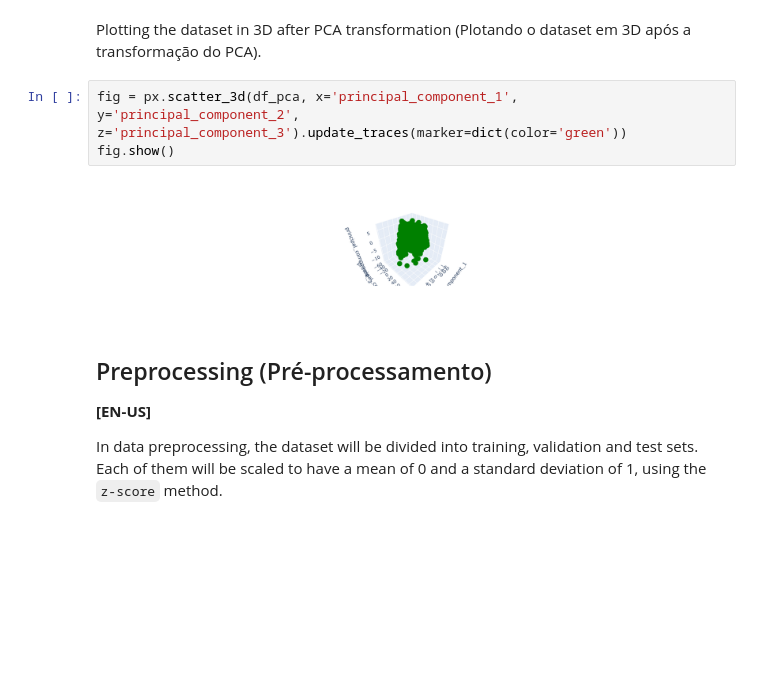
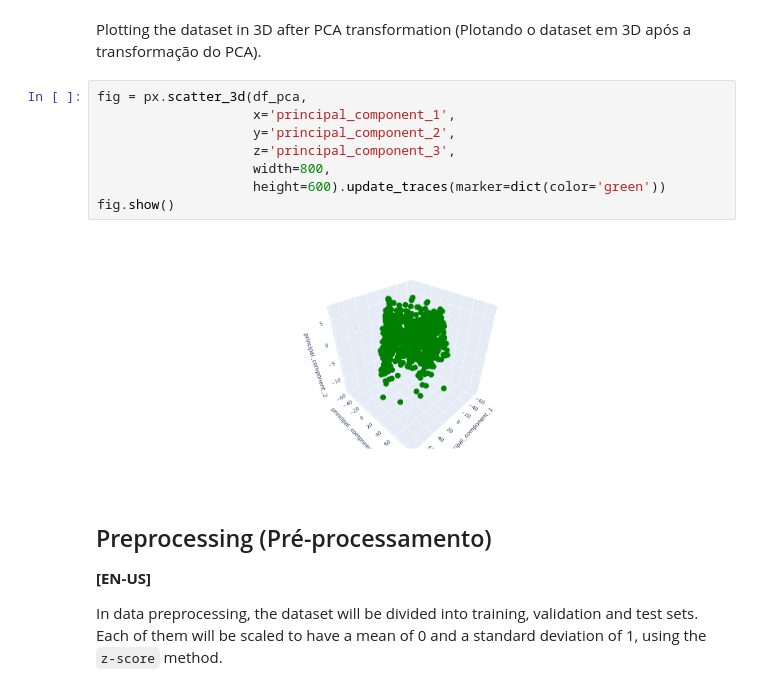
Before and after one commit to guidasneves/spotify_recsys, a Jupyter notebook: notebook/end_to_end_recsys.ipynb, the cells around one changed output. Cells and saved outputs as stored; diff of their text form; blank space fills up the shorter version.

```diff
--- a/notebook/end_to_end_recsys.ipynb
+++ b/notebook/end_to_end_recsys.ipynb
@@ -1691,10 +1693,15 @@ plt.show()
 # %% [markdown]
 Plotting the dataset in 3D after PCA transformation (Plotando o dataset em 3D após a transformação do PCA).
 # %%
-fig = px.scatter_3d(df_pca, x='principal_component_1', y='principal_component_2', z='principal_component_3').update_traces(marker=dict(color='green'))
+fig = px.scatter_3d(df_pca,
+                    x='principal_component_1',
+                    y='principal_component_2',
+                    z='principal_component_3',
+                    width=800,
+                    height=600).update_traces(marker=dict(color='green'))
 fig.show()
 # %% [output]
-[figure, old version]
+[figure, new version]
 # %% [markdown]
 <a name="6"></a>
 ## Preprocessing (Pré-processamento)
```
Also changed, not shown: parts of 25 cells of this notebook, 1 other file.
